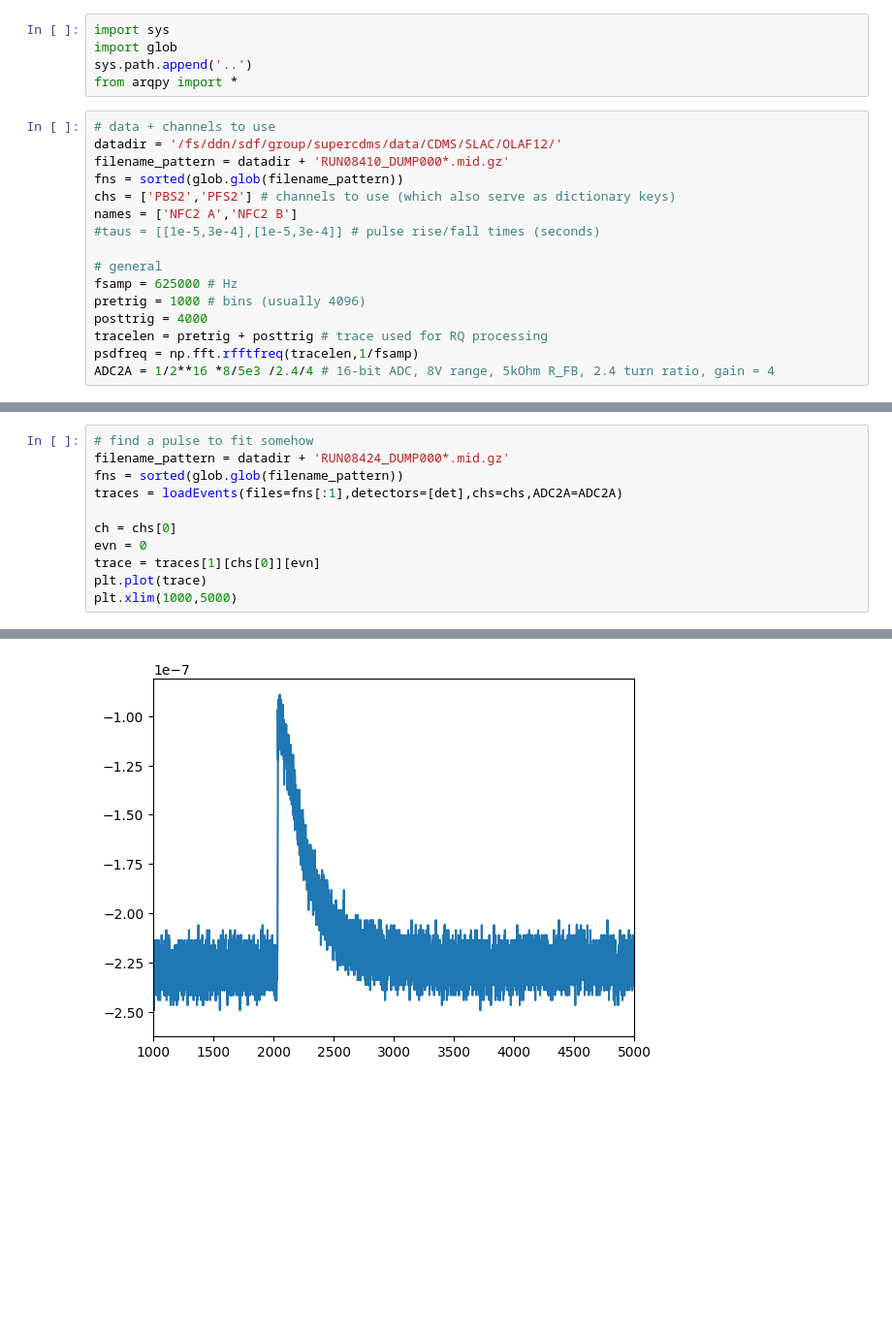
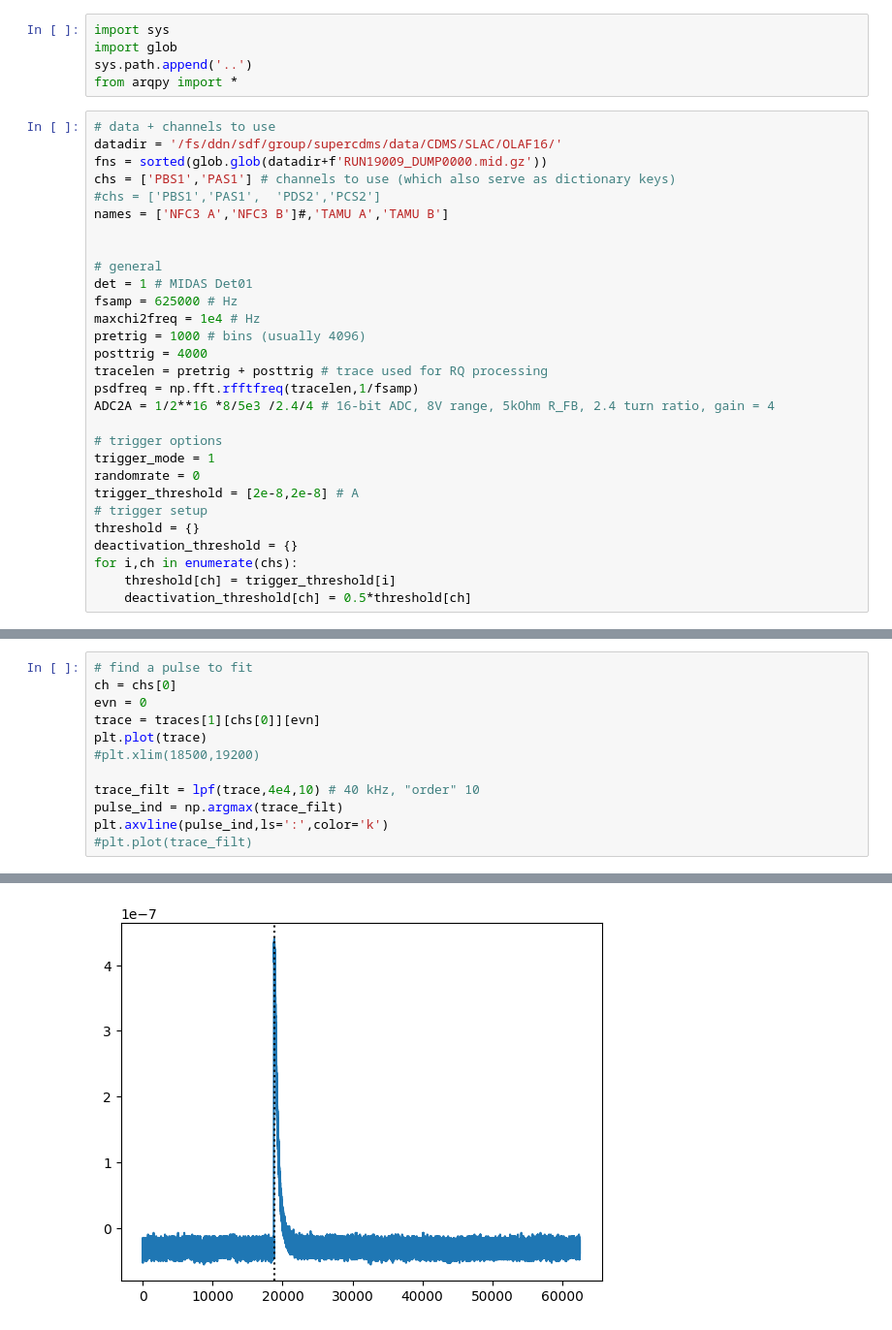
Before and after one commit to DMQIS/HVeV, a Jupyter notebook: notebooks/MIDAS_threshold.ipynb, the cells around one changed output, grey strips where cells are left out. Shown at 97% size. Saved outputs shown, nothing was run; the diff lists cells and outputs as text; blank space fills up the shorter version.

```diff
--- a/notebooks/MIDAS_threshold.ipynb
+++ b/notebooks/MIDAS_threshold.ipynb
@@ -13,19 +13,32 @@ sys.path.append('..')
 from arqpy import *
 # %%
 # data + channels to use
-datadir = '/fs/ddn/sdf/group/supercdms/data/CDMS/SLAC/OLAF12/'
-filename_pattern = datadir + 'RUN08410_DUMP000*.mid.gz'
-fns = sorted(glob.glob(filename_pattern))
-chs = ['PBS2','PFS2'] # channels to use (which also serve as dictionary keys)
-names = ['NFC2 A','NFC2 B']
-#taus = [[1e-5,3e-4],[1e-5,3e-4]] # pulse rise/fall times (seconds)
+datadir = '/fs/ddn/sdf/group/supercdms/data/CDMS/SLAC/OLAF16/'
+fns = sorted(glob.glob(datadir+f'RUN19009_DUMP0000.mid.gz'))
+chs = ['PBS1','PAS1'] # channels to use (which also serve as dictionary keys)
+#chs = ['PBS1','PAS1',  'PDS2','PCS2']
+names = ['NFC3 A','NFC3 B']#,'TAMU A','TAMU B']
+
 
 # general
+det = 1 # MIDAS Det01
 fsamp = 625000 # Hz
+maxchi2freq = 1e4 # Hz
 pretrig = 1000 # bins (usually 4096)
 posttrig = 4000
 tracelen = pretrig + posttrig # trace used for RQ processing
 psdfreq = np.fft.rfftfreq(tracelen,1/fsamp)
 ADC2A = 1/2**16 *8/5e3 /2.4/4 # 16-bit ADC, 8V range, 5kOhm R_FB, 2.4 turn ratio, gain = 4
+
+# trigger options
+trigger_mode = 1
+randomrate = 0
+trigger_threshold = [2e-8,2e-8] # A
+# trigger setup
+threshold = {}
+deactivation_threshold = {}
+for i,ch in enumerate(chs):
+    threshold[ch] = trigger_threshold[i]
+    deactivation_threshold[ch] = 0.5*threshold[ch]
 # %%
 # make PSDs
@@ -58,12 +70,13 @@ RawDataReader: Extracted dump from ODB: 0
 # %%
-# find a pulse to fit somehow
-filename_pattern = datadir + 'RUN08424_DUMP000*.mid.gz'
-fns = sorted(glob.glob(filename_pattern))
-traces = loadEvents(files=fns[:1],detectors=[det],chs=chs,ADC2A=ADC2A)
-
+# find a pulse to fit
 ch = chs[0]
 evn = 0
 trace = traces[1][chs[0]][evn]
 plt.plot(trace)
-plt.xlim(1000,5000)
+#plt.xlim(18500,19200)
+
+trace_filt = lpf(trace,4e4,10) # 40 kHz, "order" 10
+pulse_ind = np.argmax(trace_filt)
+plt.axvline(pulse_ind,ls=':',color='k')
+#plt.plot(trace_filt)
 # %% [output]
@@ -89,4 +84,4 @@ RawDataReader: Extracted dump from ODB: 0
-[figure, old version]
+[figure, new version]
 # %%
 # make pulse templates
 templates = {}
```
Also changed, not shown: parts of 12 cells of this notebook, 4 other files.
